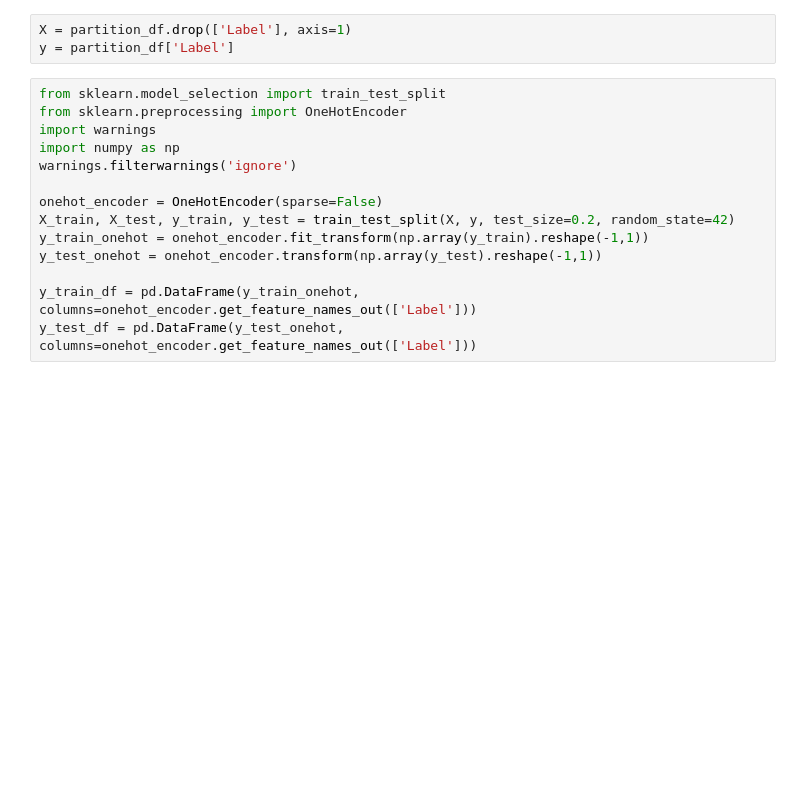
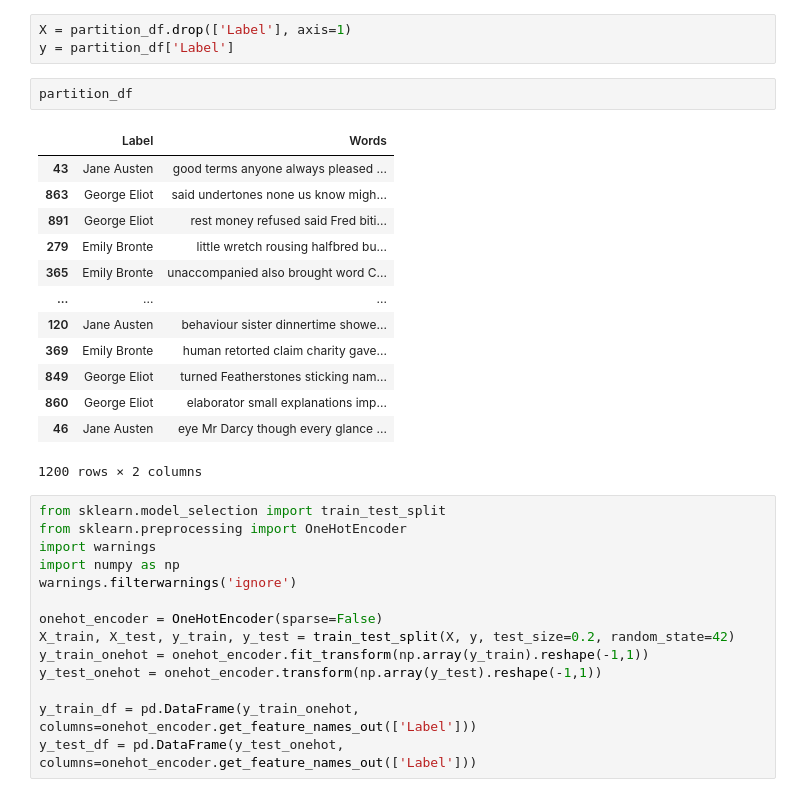
Before and after one commit to KapilM26/GNG5125, a Jupyter notebook: Assignment_1_DSA_final.ipynb, the cells around one changed output. Cells and saved outputs as stored; diff of their text form; blank space fills up the shorter version.

```diff
--- a/Assignment_1_DSA_final.ipynb
+++ b/Assignment_1_DSA_final.ipynb
@@ -692,6 +798,22 @@ metrics = tf.metrics.CategoricalAccuracy()
 # %%
 X = partition_df.drop(['Label'], axis=1)
 y = partition_df['Label']
+# %%
+partition_df
+# %% [output]
+|  | Label | Words |
+| 43 | Jane Austen | good terms anyone always pleased ... |
+| 863 | George Eliot | said undertones none us know migh... |
+| 891 | George Eliot | rest money refused said Fred biti... |
+| 279 | Emily Bronte | little wretch rousing halfbred bu... |
+| 365 | Emily Bronte | unaccompanied also brought word C... |
+| ... | ... | ... |
+| 120 | Jane Austen | behaviour sister dinnertime showe... |
+| 369 | Emily Bronte | human retorted claim charity gave... |
+| 849 | George Eliot | turned Featherstones sticking nam... |
+| 860 | George Eliot | elaborator small explanations imp... |
+| 46 | Jane Austen | eye Mr Darcy though every glance ... |
+1200 rows × 2 columns
 # %%
 from sklearn.model_selection import train_test_split
 from sklearn.preprocessing import OneHotEncoder
```
Also changed, not shown: parts of 28 cells of this notebook, 13 other files.
